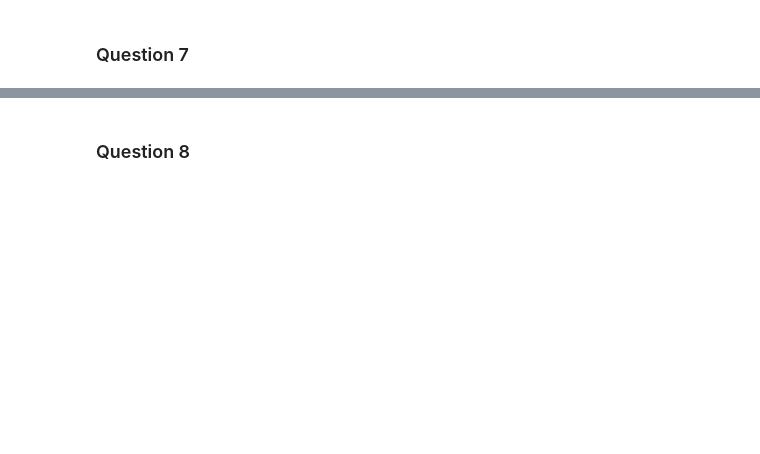
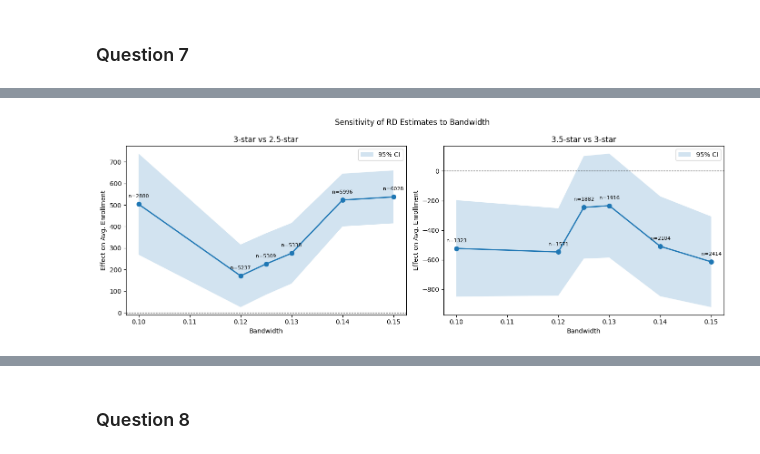
Before and after one commit to jasmineszhao/hw3, a Jupyter notebook: hw3answers.ipynb, the cells around one changed output, grey strips where cells are left out. Drawn from its saved outputs; the diff is of its cells as text; code cells hidden in the pictures; blank space fills up the shorter version.

```diff
--- a/hw3answers.ipynb
+++ b/hw3answers.ipynb
@@ -450 +335,51 @@ plt.show()
+# %%
+import matplotlib.pyplot as plt
+import numpy as np
+
+bws = [0.10, 0.12, 0.125, 0.13, 0.14, 0.15]
+
+fig, axes = plt.subplots(1, 2, figsize=(14, 5))
+
+for ax, (star_vals, midpoint, label) in zip(axes, [
+    ([2.5, 3.0], 2.75, "3-star vs 2.5-star"),
+    ([3.0, 3.5], 3.25, "3.5-star vs 3-star"),
+]):
+    candidates = data2010[data2010["Star_Rating"].isin(star_vals)].copy()
+    candidates["score"]       = candidates["raw_rating"] - midpoint
+    candidates["treat"]       = (candidates["score"] >= 0).astype(int)
+    candidates["score_treat"] = candidates["score"] * candidates["treat"]
+    candidates = candidates.dropna(subset=["avg_enrollment", "score"])
+
+    coefs, ses, ns = [], [], []
+    for bw in bws:
+        sample = candidates[candidates["score"].between(-bw, bw)]
+        m = smf.ols("avg_enrollment ~ score + treat + score_treat", data=sample).fit()
+        coefs.append(float(m.params["treat"]))
+        ses.append(float(m.bse["treat"]))
+        ns.append(int(m.nobs))
+
+    coefs = np.array(coefs)
+    ses   = np.array(ses)
+
+    ax.plot(bws, coefs, 'o-', linewidth=2, markersize=7)
+    ax.fill_between(bws,
+                    coefs - 1.96 * ses,
+                    coefs + 1.96 * ses,
+                    alpha=0.2, label="95% CI")
+    ax.axhline(0, color='black', linewidth=0.8, linestyle='--')
+    ax.set_title(label)
+    ax.set_xlabel("Bandwidth")
+    ax.set_ylabel("Effect on Avg. Enrollment")
+    ax.legend()
+
+    for bw, coef, n in zip(bws, coefs, ns):
+        ax.annotate(f"n={n}", (bw, coef),
+                    textcoords="offset points",
+                    xytext=(0, 10), ha='center', fontsize=8)
+
+fig.suptitle("Sensitivity of RD Estimates to Bandwidth")
+plt.tight_layout()
+plt.show()
+# %% [output]
+[figure, added]
 # %% [markdown]
```
Also changed, not shown: parts of 7 cells of this notebook.
